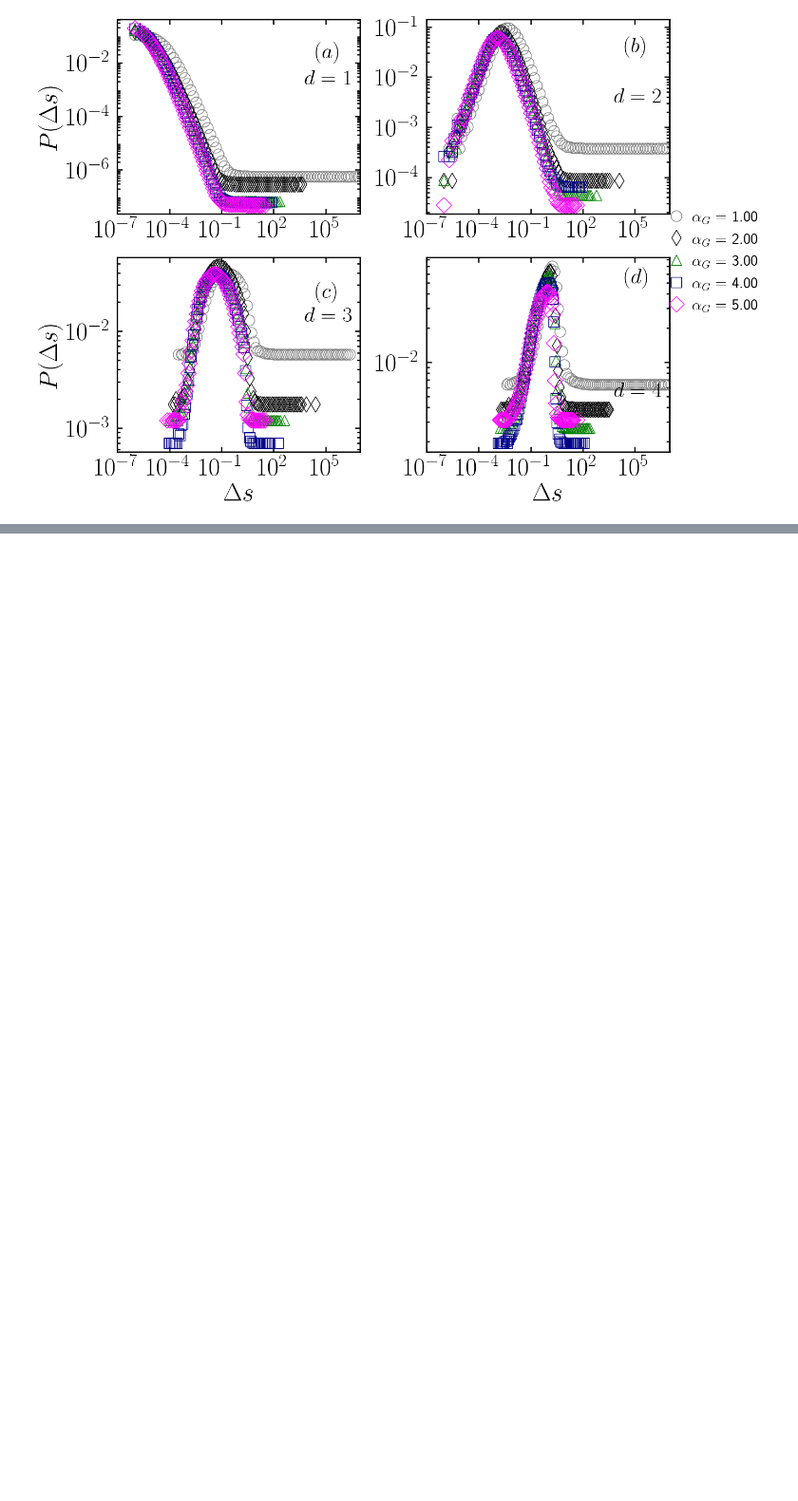
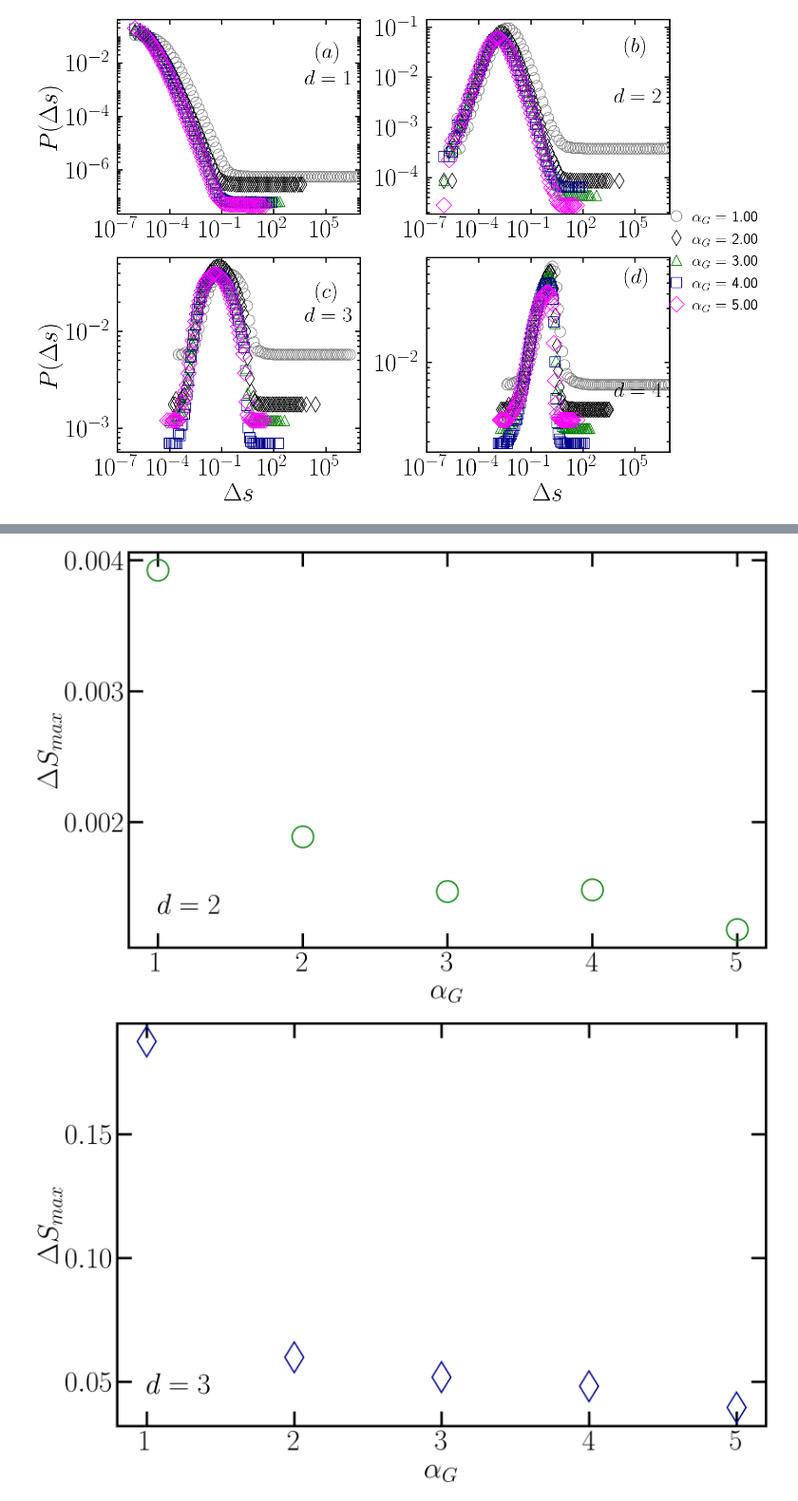
Before and after one commit to JuniorAlencar/SpatialPreferential, a Jupyter notebook: scripts/jupyter/distributions.ipynb, the cells around one changed output, grey strips where cells are left out. Shown at 95% size. Saved outputs shown, nothing was run; the diff lists cells and outputs as text; code cells hidden in the pictures; blank space fills up the shorter version.

Commit message:
update distributions

```diff
--- a/scripts/jupyter/distributions.ipynb
+++ b/scripts/jupyter/distributions.ipynb
@@ -982,0 +1042,30 @@ plt.show()
+# %%
+
+
+color = ['#008000', "#00008B", "magenta", "darkgoldenrod"]
+markers = ["o", "d", "^", "s", "D"]
+dimensions = [2, 3, 4]
+label_d_pos = [(1.0, 0.0013), (1.0,0.045), (1.0,0.9)]
+
+markersize=45
+fonts_size = 60
+thickness_axes = 5.0
+
+for i in range(len(dimensions)):
+    fig, ax = plt.subplots(figsize=(24,15))
+    ax.plot(df_k_max_alpha_g["alpha_g"], df_k_max_alpha_g[f"k_{dimensions[i]}d"], markers[i], color=color[i] ,markerfacecolor='None', markersize=markersize, mew=2.9)
+    ax.text(label_d_pos[i][0],label_d_pos[i][1], f'$d = {dimensions[i]}$', style="normal" ,fontsize=fonts_size)
+
+    ax.set_xlabel("$\\alpha_G$", fontsize=fonts_size)
+    ax.set_ylabel("$\\Delta S_{max}$", fontsize=fonts_size)
+    ax.tick_params(axis='both', which='major', direction='in', length=30, width=thickness_axes, colors='black')
+    ax.tick_params(axis='both', which='minor', direction='in', length=4, width=thickness_axes, colors='black')
+    ax.tick_params('both', labelsize=fonts_size)
+    for spine in ax.spines.values():
+        spine.set_linewidth(thickness_axes)
+    plt.savefig(f"../../results/distributions/distances/distance_ag_max_ds_d{dimensions[i]}.png", dpi=300)
+    plt.show()
+    plt.close(fig)  # 🔐 fecha a figura atual para liberar memória
+# %% [output]
+[figure, added]
+[figure, added]
```
Also changed, not shown: parts of 11 cells of this notebook, 2 other files.
